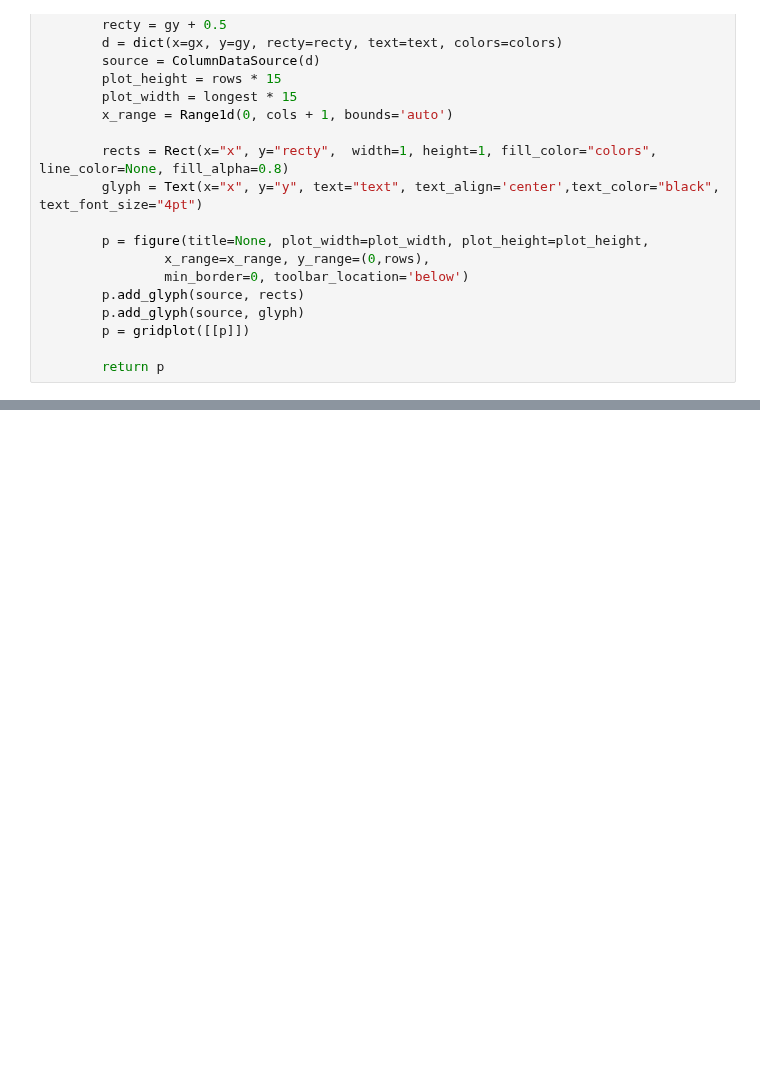
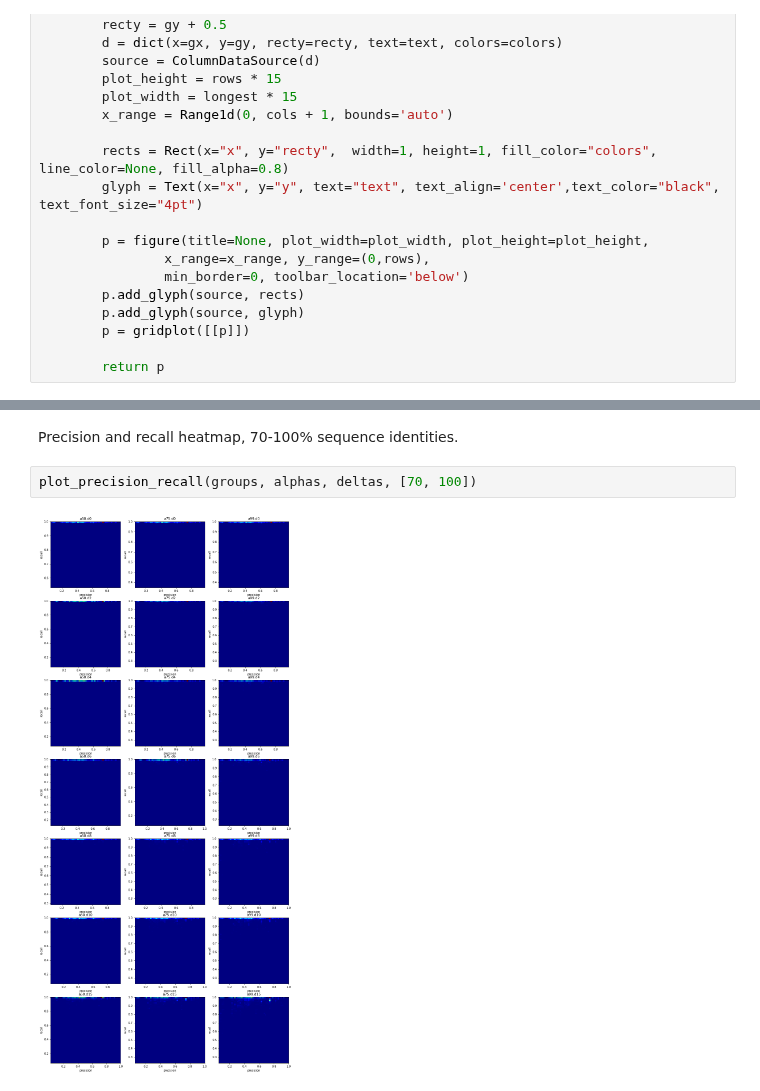
Before and after one commit to algbio/alignment-safety, a Jupyter notebook: pipeline/analysis/motifs.ipynb, the cells around one changed output, grey strips where cells are left out. Drawn from its saved outputs; the diff is of its cells as text; blank space fills up the shorter version.

```diff
--- a/pipeline/analysis/motifs.ipynb
+++ b/pipeline/analysis/motifs.ipynb
@@ -430,0 +427,6 @@ plot_metrics(all_clusters, "All clusters 40%-id, a75 d0")
+# %% [markdown]
+Precision and recall heatmap, 70-100% sequence identities.
+# %%
+plot_precision_recall(groups, alphas, deltas, [70, 100])
+# %% [output]
+[figure, added]
```
Also changed, not shown: parts of 44 cells of this notebook.
